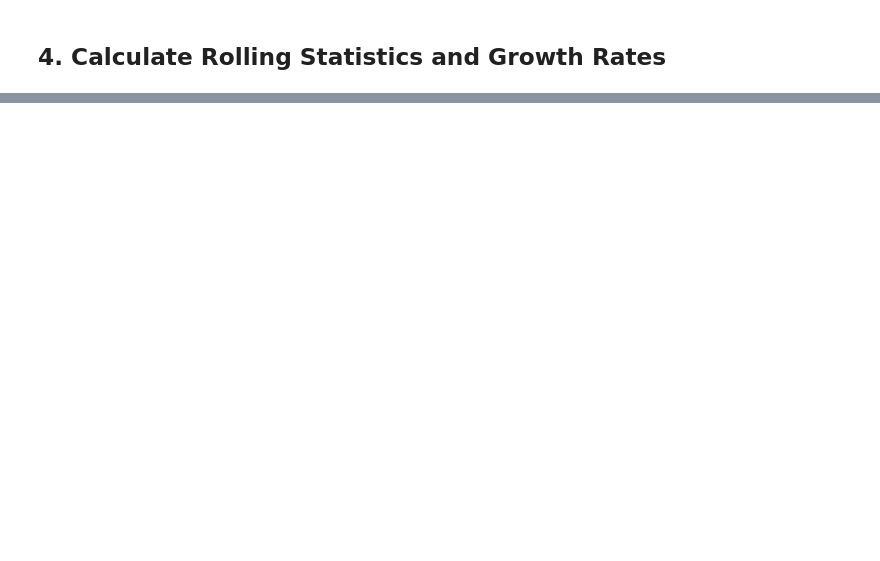
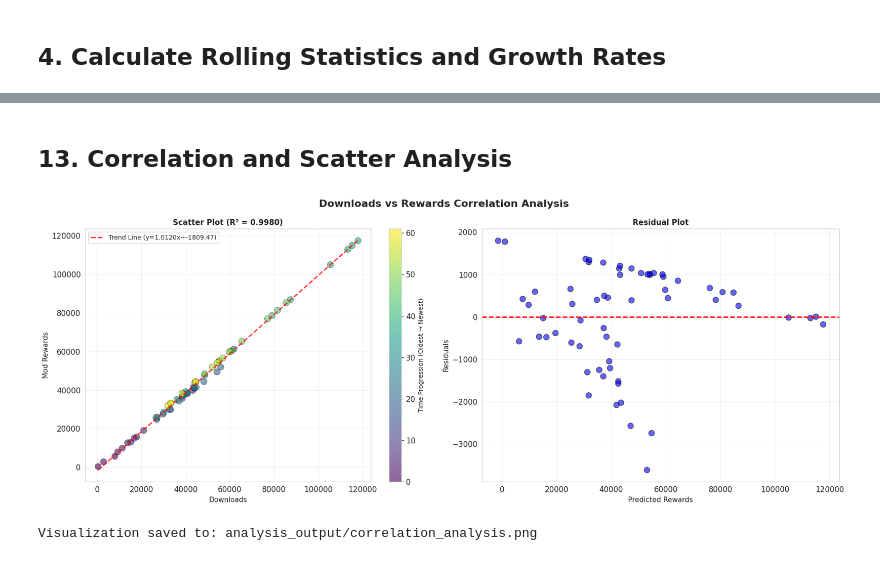
Before and after one commit to neardaniel-pls/near-nexusmods-rewards, a Jupyter notebook: nexusmods_rewards_analysis.ipynb, the cells around one changed output, grey strips where cells are left out. Cells and saved outputs as stored; diff of their text form; code cells hidden in the pictures; blank space fills up the shorter version.

```diff
--- a/nexusmods_rewards_analysis.ipynb
+++ b/nexusmods_rewards_analysis.ipynb
@@ -1282,0 +1016,55 @@ DATA OVERVIEW:
+# %% [markdown]
+## 13. Correlation and Scatter Analysis
+# %%
+# Create scatter plot with detailed analysis
+fig, axes = plt.subplots(1, 2, figsize=(18, 7))
+fig.suptitle('Downloads vs Rewards Correlation Analysis', fontsize=16, fontweight='bold')
+
+# Plot 1: Scatter plot with trend line
+ax1 = axes[0]
+scatter = ax1.scatter(df['Downloads'], df['Mod Rewards'],
+                      c=range(len(df)), cmap='viridis', s=100, alpha=0.6,
+                      edgecolors='black', linewidth=0.5)
+
+# Add trend line
+z = np.polyfit(df['Downloads'], df['Mod Rewards'], 1)
+p = np.poly1d(z)
+x_line = np.linspace(df['Downloads'].min(), df['Downloads'].max(), 100)
+ax1.plot(x_line, p(x_line), "r--", alpha=0.8, linewidth=2,
+         label=f'Trend Line (y={z[0]:.4f}x+{z[1]:.2f})')
+
+# Add R-squared
+y_pred = p(df['Downloads'])
+y_actual = df['Mod Rewards']
+ss_res = np.sum((y_actual - y_pred) ** 2)
+ss_tot = np.sum((y_actual - np.mean(y_actual)) ** 2)
+r_squared = 1 - (ss_res / ss_tot)
+
+ax1.set_title(f'Scatter Plot (R² = {r_squared:.4f})', fontsize=12, fontweight='bold')
+ax1.set_xlabel('Downloads', fontsize=11)
+ax1.set_ylabel('Mod Rewards', fontsize=11)
+ax1.legend(loc='upper left', fontsize=10)
+ax1.grid(True, alpha=0.3)
+
+# Add colorbar to show time progression
+cbar = plt.colorbar(scatter, ax=ax1)
+cbar.set_label('Time Progression (Oldest → Newest)', fontsize=10)
+
+# Plot 2: Residual plot
+ax2 = axes[1]
+residuals = y_actual - y_pred
+ax2.scatter(y_pred, residuals, alpha=0.6, color='blue', s=80, edgecolors='black')
+ax2.axhline(y=0, color='red', linestyle='--', linewidth=2)
+ax2.set_title('Residual Plot', fontsize=12, fontweight='bold')
+ax2.set_xlabel('Predicted Rewards', fontsize=11)
+ax2.set_ylabel('Residuals', fontsize=11)
+ax2.grid(True, alpha=0.3)
+
+plt.tight_layout()
+plt.savefig(f'{output_dir}/correlation_analysis.png', dpi=300, bbox_inches='tight')
+plt.show()
+
+print(f"\nVisualization saved to: {output_dir}/correlation_analysis.png")
+# %% [output]
+[figure, added]
+Visualization saved to: analysis_output/correlation_analysis.png
```
Also changed, not shown: parts of 80 cells of this notebook, 19 other files.
